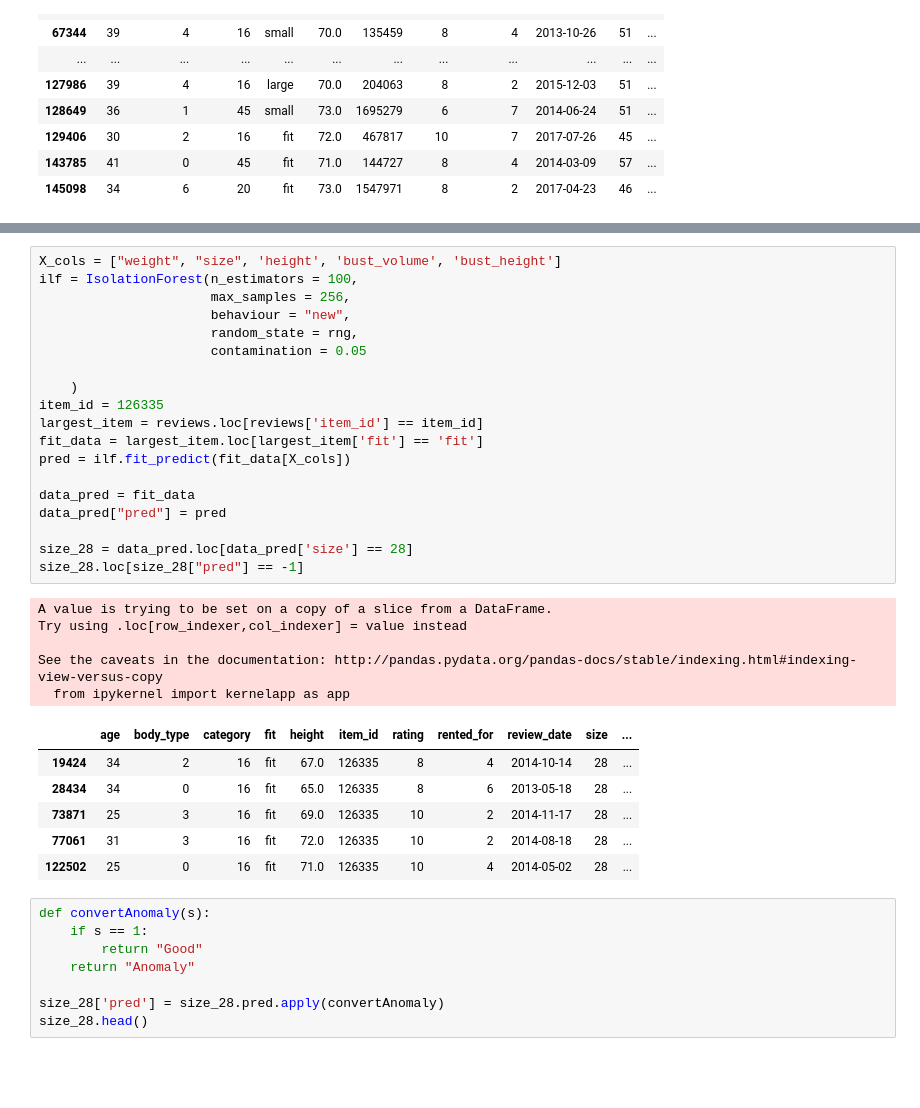
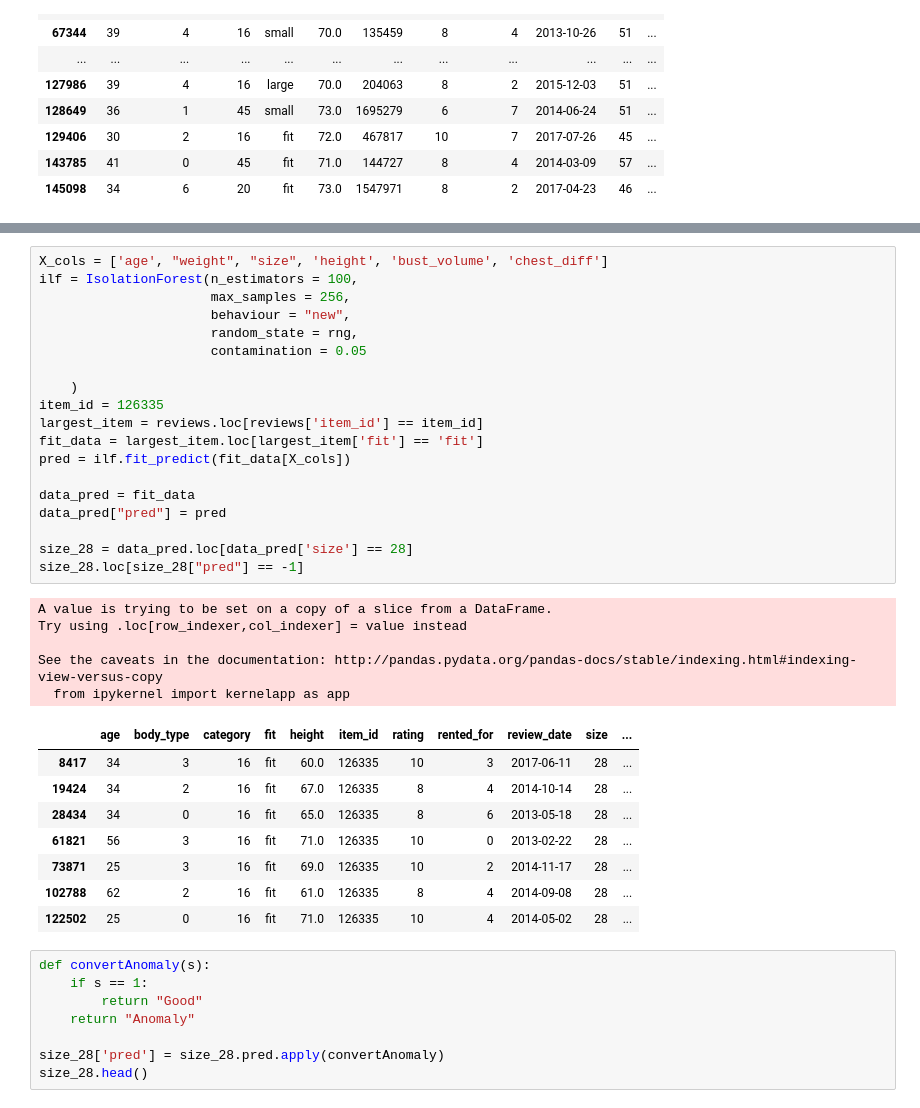
Before and after one commit to mdsvoren/eecs731-final-project, a Jupyter notebook: notebooks/Anomaly_Detection.ipynb, the cells around one changed output, grey strips where cells are left out. Drawn from its saved outputs; the diff is of its cells as text; blank space fills up the shorter version.

```diff
--- a/notebooks/Anomaly_Detection.ipynb
+++ b/notebooks/Anomaly_Detection.ipynb
@@ -447,35 +447,37 @@ data_pred.loc[data_pred["pred"] == -1]
 | 122679 | 37 | 3 | 20 | fit | 64.0 | 1882731 | 10 | 2 | 2017-10-03 | 45 | ... |
 | 139773 | 34 | 3 | 16 | fit | 67.0 | 126335 | 10 | 4 | 2017-12-06 | 51 | ... |
 # %%
-X_cols = ["weight", "size", 'height', 'bust_volume', 'bust_height']
+X_cols = ['age', "weight", "size", 'height', 'bust_volume', 'chest_diff']
 ilf = IsolationForest(n_estimators = 100,
                       max_samples = 256,
                       behaviour = "new",
                       random_state = rng,
                       contamination = 0.05
 
     )
 item_id = 126335
 largest_item = reviews.loc[reviews['item_id'] == item_id]
 fit_data = largest_item.loc[largest_item['fit'] == 'fit']
 pred = ilf.fit_predict(fit_data[X_cols])
 
 data_pred = fit_data
 data_pred["pred"] = pred
 
 size_28 = data_pred.loc[data_pred['size'] == 28]
 size_28.loc[size_28["pred"] == -1]
 # %% [output]
 A value is trying to be set on a copy of a slice from a DataFrame.
 Try using .loc[row_indexer,col_indexer] = value instead
 
 See the caveats in the documentation: http://pandas.pydata.org/pandas-docs/stable/indexing.html#indexing-view-versus-copy
   from ipykernel import kernelapp as app
 |  | age | body_type | category | fit | height | item_id | rating | rented_for | review_date | size | ... |
+| 8417 | 34 | 3 | 16 | fit | 60.0 | 126335 | 10 | 3 | 2017-06-11 | 28 | ... |
 | 19424 | 34 | 2 | 16 | fit | 67.0 | 126335 | 8 | 4 | 2014-10-14 | 28 | ... |
 | 28434 | 34 | 0 | 16 | fit | 65.0 | 126335 | 8 | 6 | 2013-05-18 | 28 | ... |
+| 61821 | 56 | 3 | 16 | fit | 71.0 | 126335 | 10 | 0 | 2013-02-22 | 28 | ... |
 | 73871 | 25 | 3 | 16 | fit | 69.0 | 126335 | 10 | 2 | 2014-11-17 | 28 | ... |
-| 77061 | 31 | 3 | 16 | fit | 72.0 | 126335 | 10 | 2 | 2014-08-18 | 28 | ... |
+| 102788 | 62 | 2 | 16 | fit | 61.0 | 126335 | 8 | 4 | 2014-09-08 | 28 | ... |
 | 122502 | 25 | 0 | 16 | fit | 71.0 | 126335 | 10 | 4 | 2014-05-02 | 28 | ... |
 # %%
 def convertAnomaly(s):
```
Also changed, not shown: parts of 7 cells of this notebook, 5 other files.
